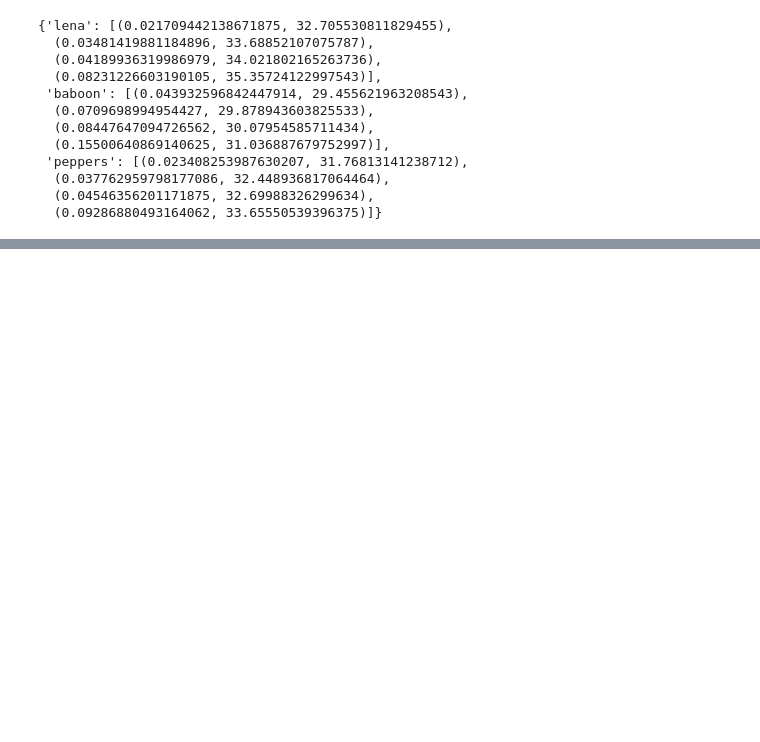
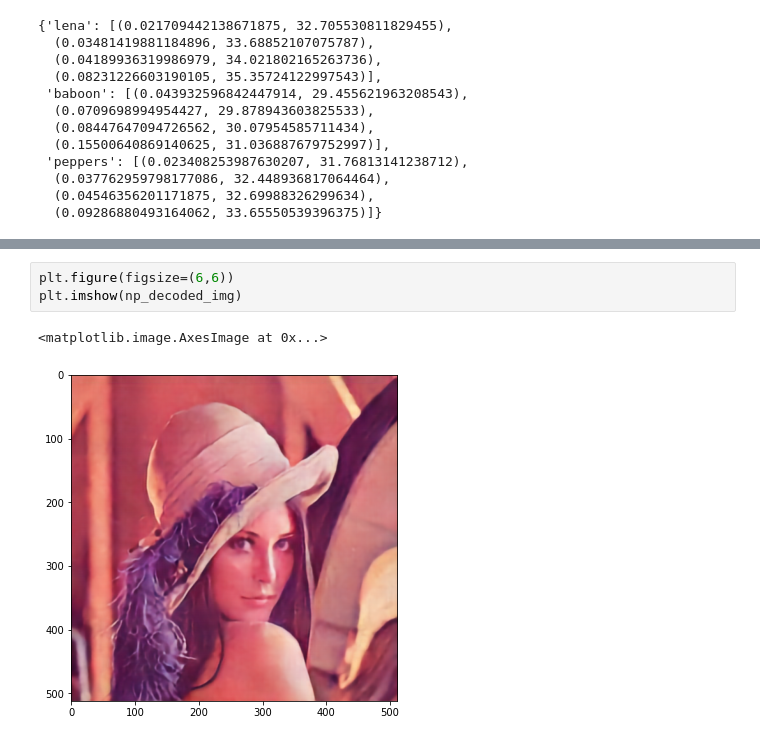
Before and after one commit to proshian/image-compression-neural-autoencoder, a Jupyter notebook: inference_and_jpg_comparison.ipynb, the cells around one changed output, grey strips where cells are left out. Cells and saved outputs as stored; diff of their text form; blank space fills up the shorter version.

```diff
--- a/inference_and_jpg_comparison.ipynb
+++ b/inference_and_jpg_comparison.ipynb
@@ -150,0 +308,6 @@ my_coords[filename].append((my_bpp, my_psnr))
+# %%
+plt.figure(figsize=(6,6))
+plt.imshow(np_decoded_img)
+# %% [output]
+<matplotlib.image.AxesImage at 0x...>
+[figure, added]
```
Also changed, not shown: parts of 14 cells of this notebook, 6 other files.
